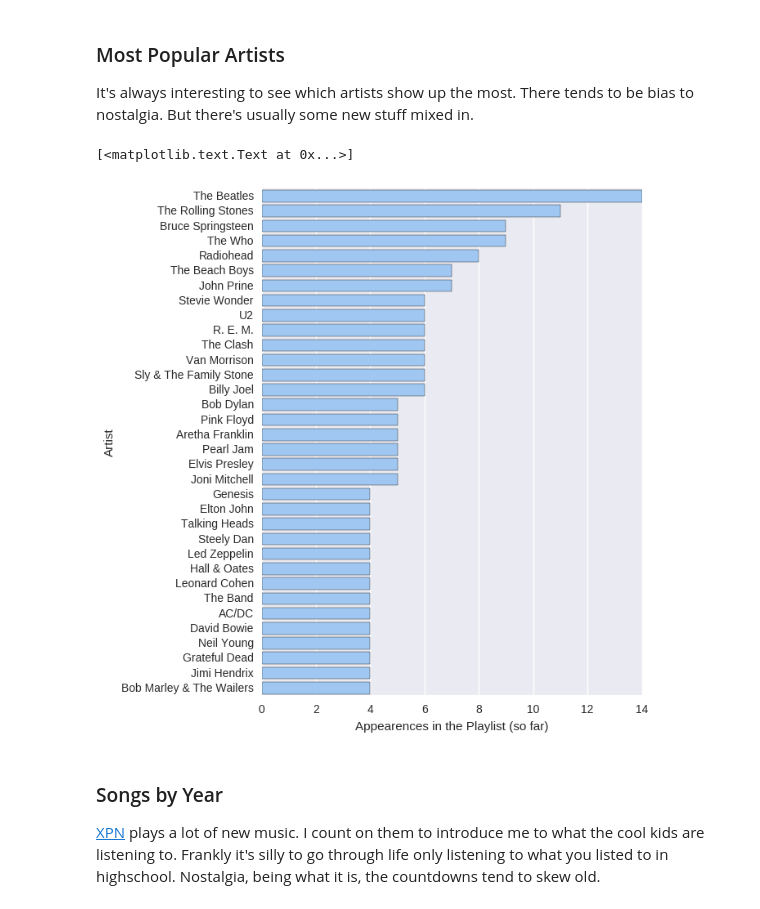
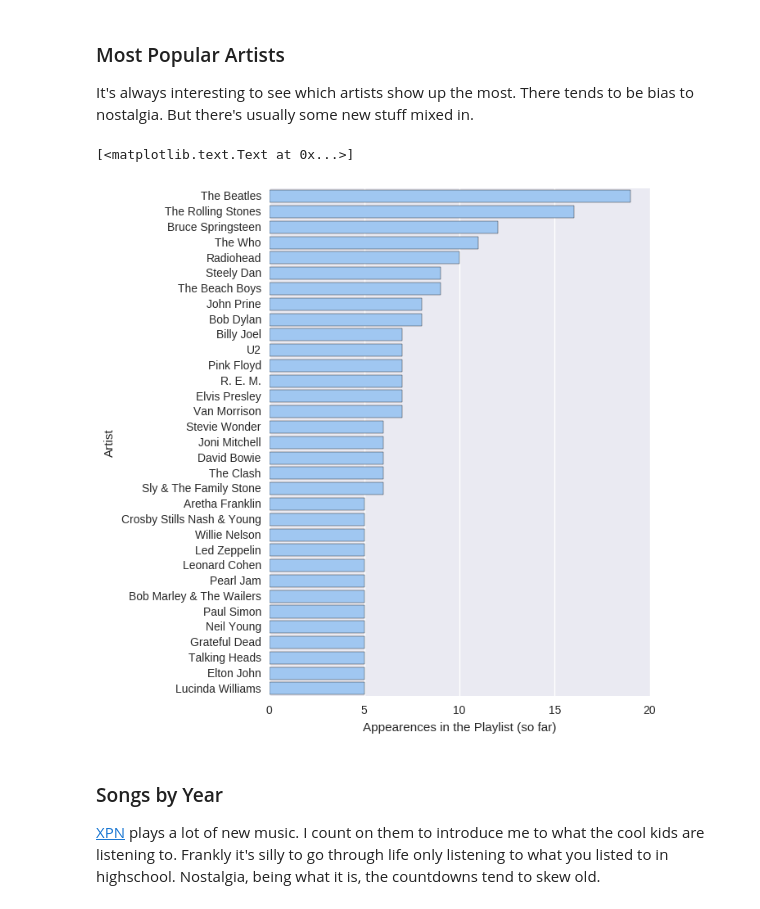
Before and after one commit to asudell/a2z, a Jupyter notebook: XPN2020.ipynb, the cells around one changed output. Saved outputs shown, nothing was run; the diff lists cells and outputs as text; code cells hidden in the pictures.

Commit message:
Rerun with this morning's data

```diff
--- a/XPN2020.ipynb
+++ b/XPN2020.ipynb
@@ -65,16 +65,16 @@ But there's usually some new stuff mixed in.
 # %%
 import seaborn as sns
 import matplotlib.pyplot as plt
 c = playlist['Artist'].value_counts()
 artists = pd.DataFrame(zip(c.keys().tolist(), c.tolist()),
                        columns=('Artist', 'Count'))
 f, ax = plt.subplots(figsize=(6, 8))
 sns.set_color_codes('pastel')
-sns.barplot(y='Artist', x='Count', data=artists[artists['Count'] > 3], color='b')
+sns.barplot(y='Artist', x='Count', data=artists[artists['Count'] > 4], color='b')
 ax.set(xlabel="Appearences in the Playlist (so far)")
 # %% [output]
 [<matplotlib.text.Text at 0x...>]
-[figure, old version]
+[figure, new version]
 # %% [markdown]
 ### Songs by Year
 
```
Also changed, not shown: parts of 7 cells of this notebook, 1 other file.
